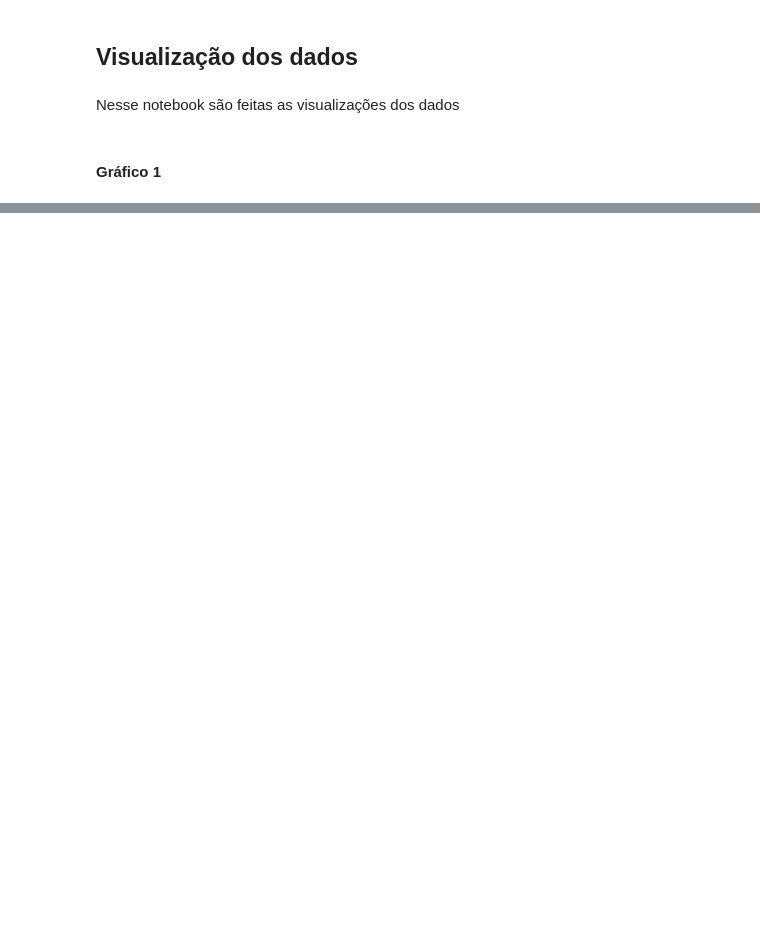
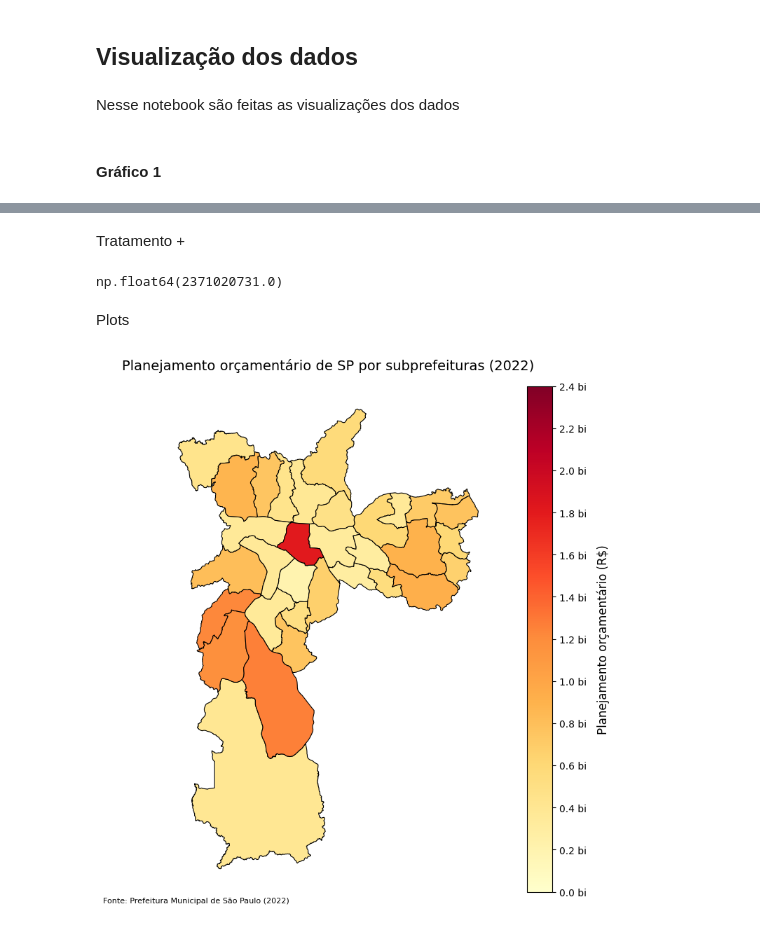
Before and after one commit to caiodurazzo/melhores_praticas_estagio, a Jupyter notebook: 07_visualizacao_dados.ipynb, the cells around one changed output, grey strips where cells are left out. Saved outputs shown, nothing was run; the diff lists cells and outputs as text; code cells hidden in the pictures; blank space fills up the shorter version.

```diff
--- a/07_visualizacao_dados.ipynb
+++ b/07_visualizacao_dados.ipynb
@@ -11,6 +12,8 @@ from utils.save_graph import save_graph
 # %%
 df_ppa_fonte = load_csv("ppa_fonte.csv")
 
-gdf_merged = load_shp("gdf_merged.shp")
+df_ppa_reg = load_csv("ppa_reg.csv")
+
+gdf_subprefs = load_shp("subprefs.shp")
 # %% [markdown]
 #### Gráfico 1
@@ -144,0 +111,57 @@ plt.show()
+# %% [markdown]
+Tratamento +
+# %%
+df_grouped_mapas = df_ppa_reg.groupby("descricao prefeitura regional")[["valor 2022", "valor 2023", "valor 2024", "valor 2025"]].sum().reset_index()
+
+gdf_mapa = gdf_subprefs.merge(df_grouped_mapas,
+                              how = "left",
+                              left_on = "nm_subpref",
+                              right_on = "descricao prefeitura regional")
+# %%
+max_abs = gdf_mapa[["valor 2022", "valor 2023", "valor 2024", "valor 2025"]].max().max()
+
+max_abs
+# %% [output]
+np.float64(2371020731.0)
+# %% [markdown]
+Plots
+# %%
+fig, ax = plt.subplots(1, 1, figsize = (10, 8))
+
+gdf_mapa.plot(column = "valor 2022",
+              cmap = "YlOrRd",
+              linewidth = 0.8,
+              edgecolor = "black",
+              legend = True,
+              ax = ax,
+              vmin = 0,
+              vmax = 2.4e9)
+
+ax.set_title("Planejamento orçamentário de SP por subprefeituras (2022)", fontsize = 14)
+
+colorbar = ax.get_figure().get_axes()[1]
+
+ticks = np.arange(0, 2.5e9, 0.2e9)
+
+colorbar.yaxis.set_ticks(ticks)
+
+colorbar.yaxis.set_major_formatter(mtick.FuncFormatter(lambda x, _: f'{x / 1e9:.1f} bi'))
+
+colorbar.set_ylabel("Planejamento orçamentário (R$)", fontsize = 12, labelpad = 10)
+
+colorbar.set_ylim(0, 2.4e9)
+
+plt.figtext(0.5, 0.01,
+            "Fonte: Prefeitura Municipal de São Paulo (2022)",
+            ha = "right",
+            fontsize = 8)
+
+ax.axis("off")
+
+plt.tight_layout()
+
+plt.show()
+
+save_graph(fig, "mapa_ppa_2022.png")
+# %% [output]
+[figure, added]
```
Also changed, not shown: parts of 12 cells of this notebook, 5 other files.
